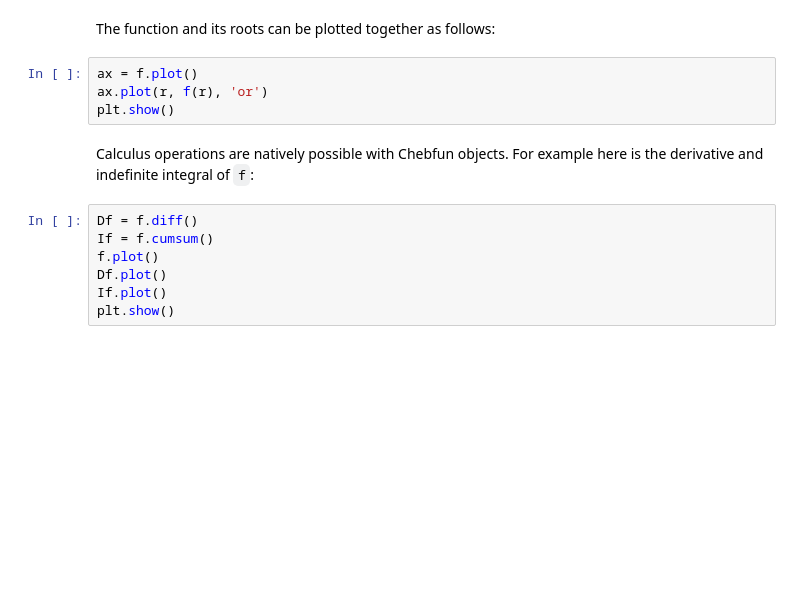
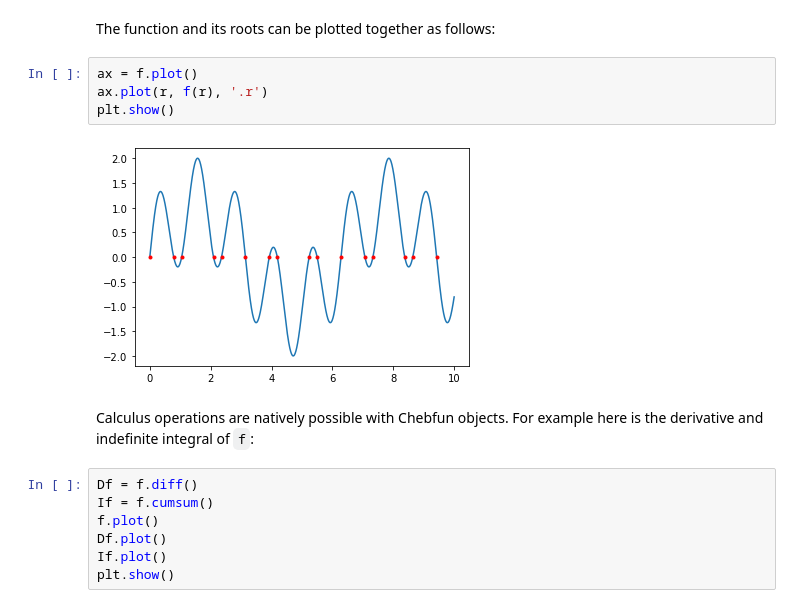
Before and after one commit to chebpy/chebpy, a Jupyter notebook: docs/demo.ipynb, the cells around one changed output. Cells and saved outputs as stored; diff of their text form; blank space fills up the shorter version.

```diff
--- a/docs/demo.ipynb
+++ b/docs/demo.ipynb
@@ -33,8 +49,10 @@ f(r)
 The function and its roots can be plotted together as follows:
 # %%
 ax = f.plot()
-ax.plot(r, f(r), 'or')
+ax.plot(r, f(r), '.r')
 plt.show()
+# %% [output]
+[figure, added]
 # %% [markdown]
 Calculus operations are natively possible with Chebfun objects. For example here is the derivative and indefinite integral of `f`:
 # %%
```
Also changed, not shown: parts of 18 cells of this notebook, 2 other files.
